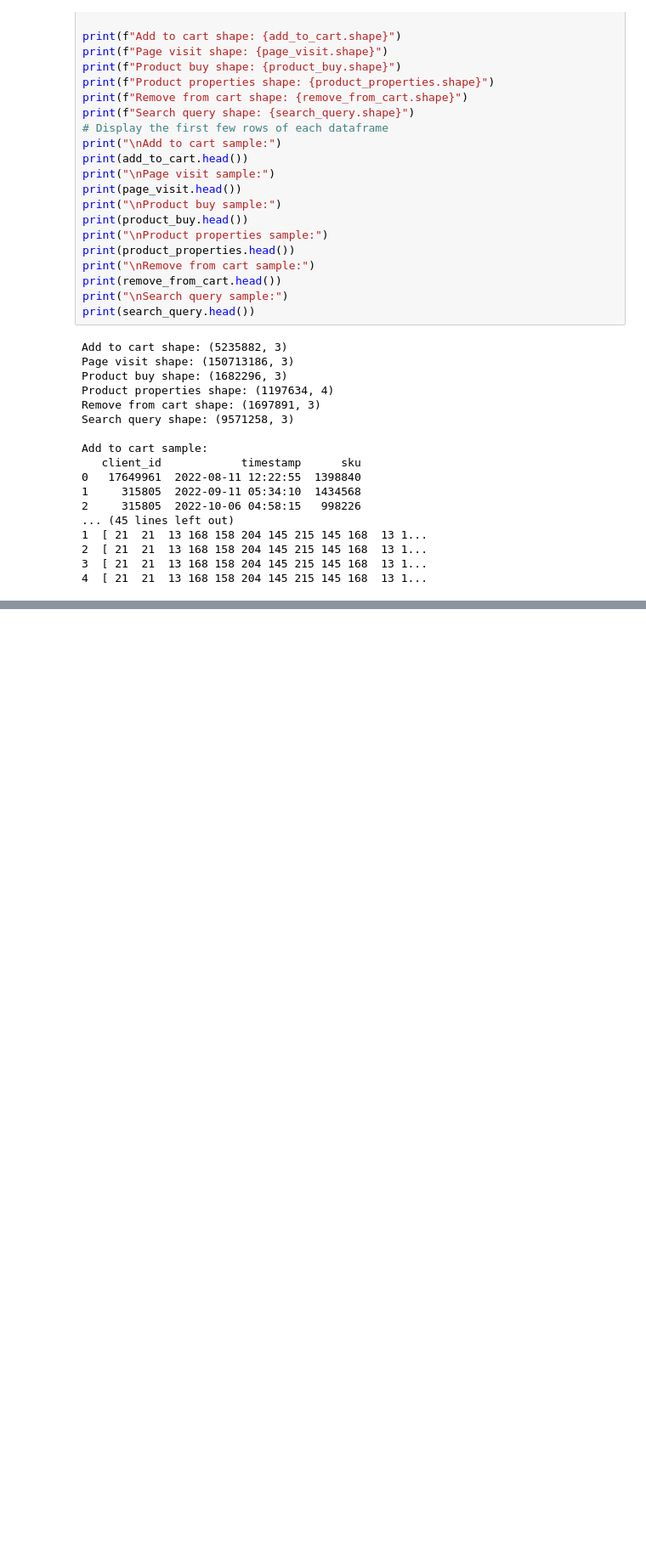
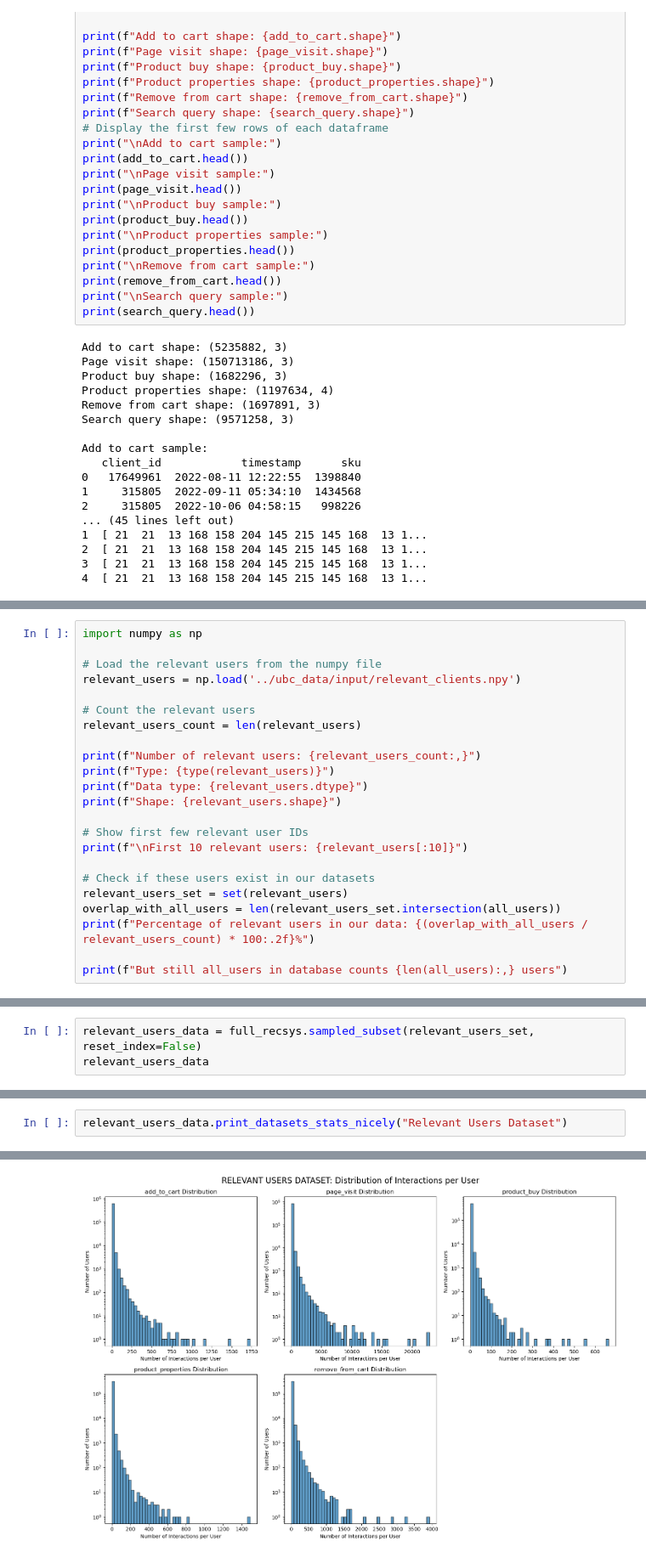
Before and after one commit to zmrocze/recsys2025_challenge, a Jupyter notebook: src/main.ipynb, the cells around one changed output, grey strips where cells are left out. Shown at 85% size. Cells and saved outputs as stored; diff of their text form; blank space fills up the shorter version.

```diff
--- a/src/main.ipynb
+++ b/src/main.ipynb
@@ -315,0 +639,23 @@ validate_and_load_embeddings
+# %%
+import numpy as np
+
+# Load the relevant users from the numpy file
+relevant_users = np.load('../ubc_data/input/relevant_clients.npy')
+
+# Count the relevant users
+relevant_users_count = len(relevant_users)
+
+print(f"Number of relevant users: {relevant_users_count:,}")
+print(f"Type: {type(relevant_users)}")
+print(f"Data type: {relevant_users.dtype}")
+print(f"Shape: {relevant_users.shape}")
+
+# Show first few relevant user IDs
+print(f"\nFirst 10 relevant users: {relevant_users[:10]}")
+
+# Check if these users exist in our datasets
+relevant_users_set = set(relevant_users)
+overlap_with_all_users = len(relevant_users_set.intersection(all_users))
+print(f"Percentage of relevant users in our data: {(overlap_with_all_users / relevant_users_count) * 100:.2f}%")
+
+print(f"But still all_users in database counts {len(all_users):,} users")
@@ -315,0 +672,3 @@ validate_and_load_embeddings
+# %%
+relevant_users_data = full_recsys.sampled_subset(relevant_users_set, reset_index=False)
+relevant_users_data
@@ -315,0 +687,3 @@ validate_and_load_embeddings
+# %%
+relevant_users_data.print_datasets_stats_nicely("Relevant Users Dataset")
+# %% [output]
@@ -315,0 +707 @@ validate_and_load_embeddings
+[figure, added]
```
Also changed, not shown: parts of 23 cells of this notebook.
